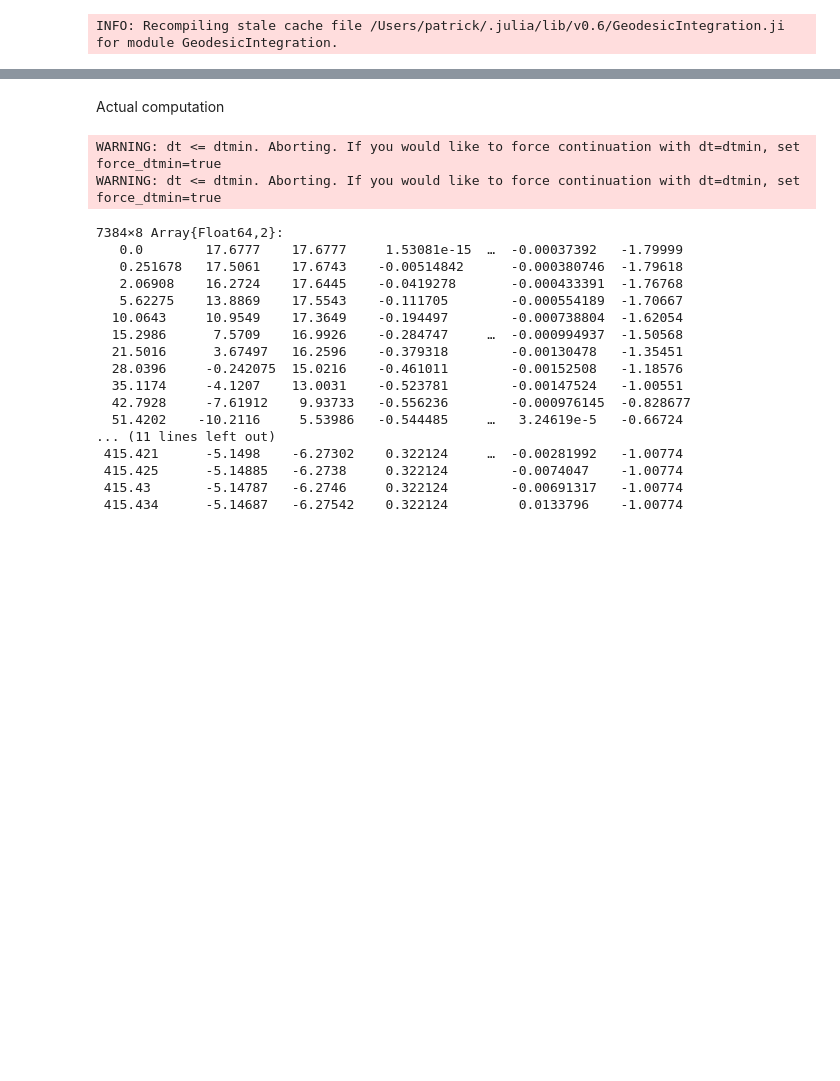
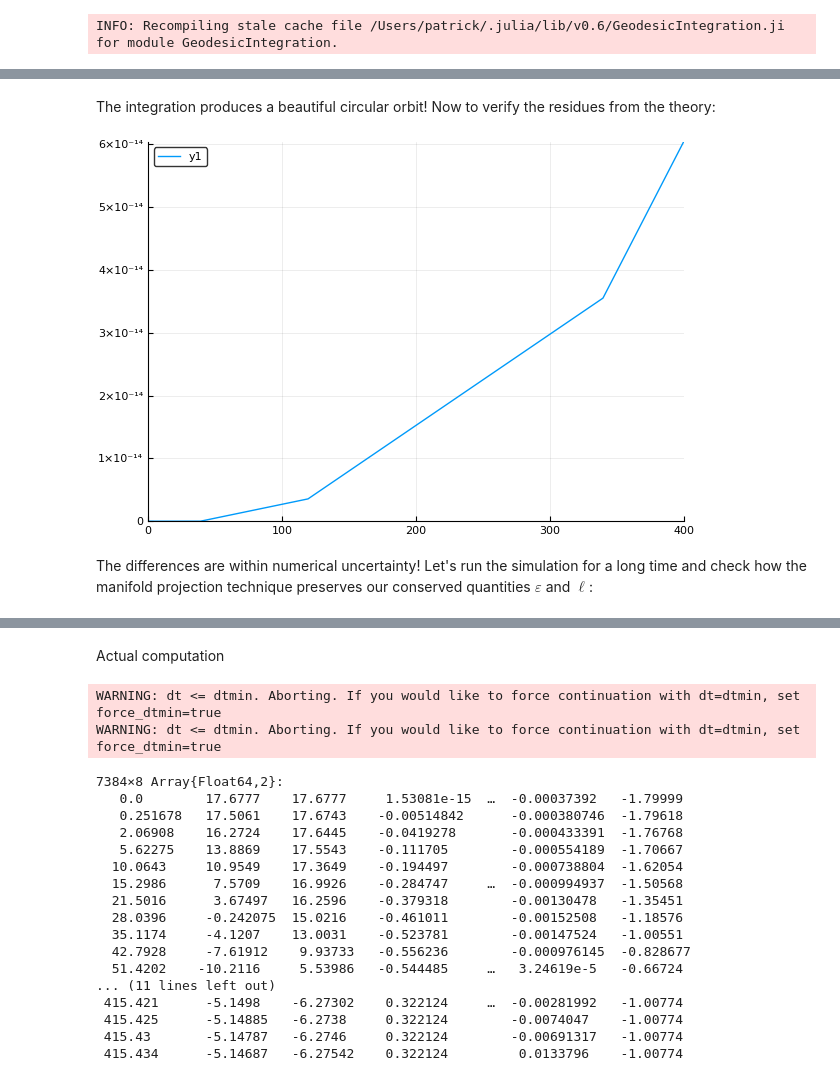
Before and after one commit to psanker/gr-project, a Jupyter notebook: tests.ipynb, the cells around one changed output, grey strips where cells are left out. Cells and saved outputs as stored; diff of their text form; code cells hidden in the pictures; blank space fills up the shorter version.

```diff
--- a/tests.ipynb
+++ b/tests.ipynb
@@ -77,0 +78,8 @@ plot!(2M*cos.(ϕ), 2M*sin.(ϕ), label="Event horizon", xlims=(-70, 70), ylims=(-
+# %% [markdown]
+The integration produces a beautiful circular orbit! Now to verify the residues from the theory:
+# %%
+plot(sol.t, sol[2, :] - 6M)
+# %% [output]
+[figure, added]
+# %% [markdown]
+The differences are within numerical uncertainty! Let's run the simulation for a long time and check how the manifold projection technique preserves our conserved quantities $\varepsilon$ and $\ell$:
```
Also changed, not shown: parts of 5 cells of this notebook.
